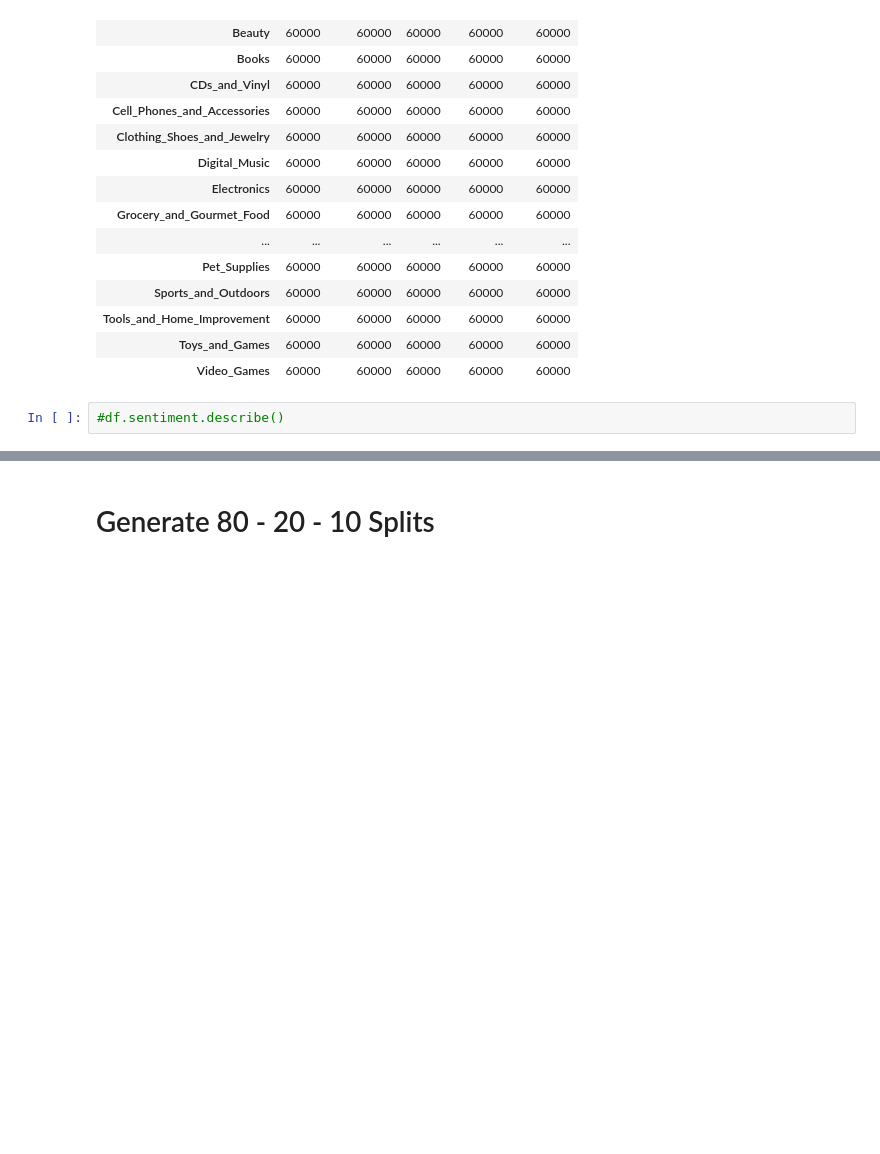
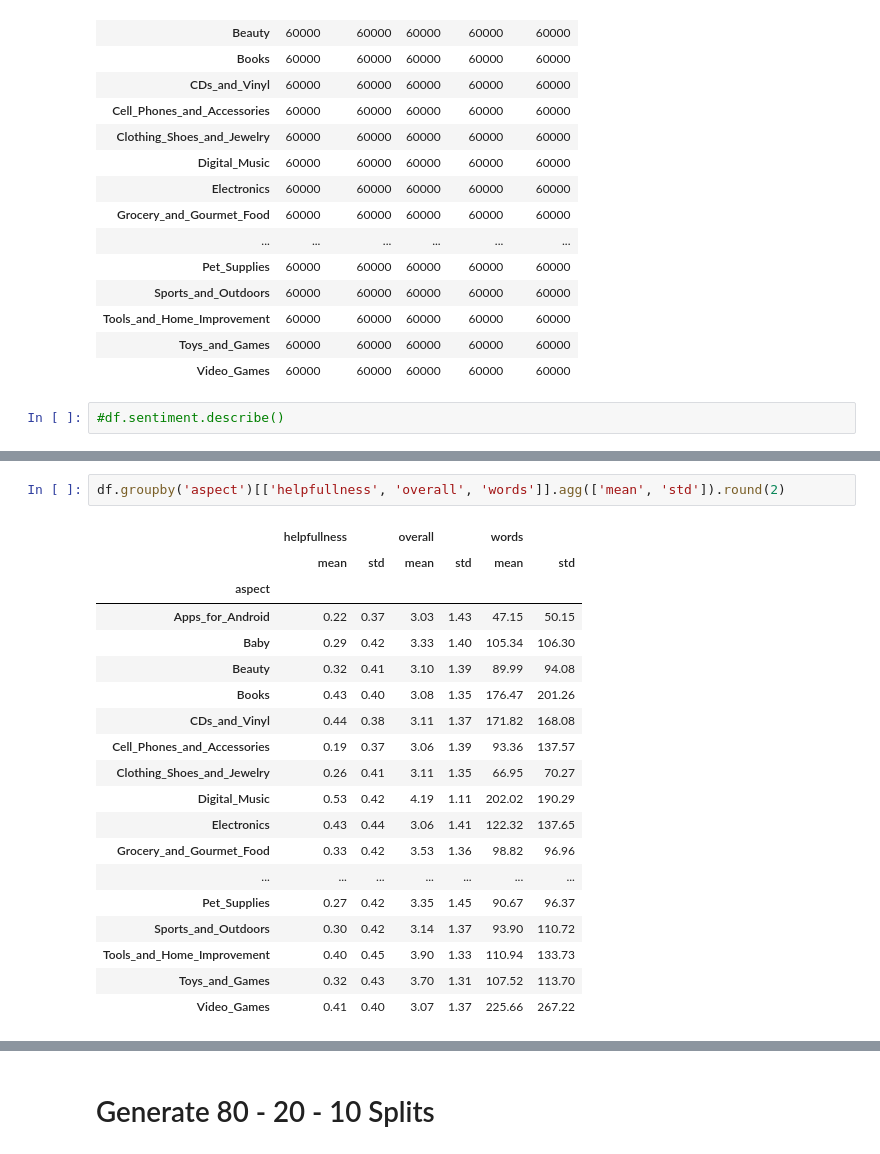
Before and after one commit to felixSchober/ABSA-Transformer, a Jupyter notebook: 14_AmazonReviewsPandas.ipynb, the cells around one changed output, grey strips where cells are left out. Cells and saved outputs as stored; diff of their text form; blank space fills up the shorter version.

```diff
--- a/14_AmazonReviewsPandas.ipynb
+++ b/14_AmazonReviewsPandas.ipynb
@@ -192,0 +292,22 @@ df.groupby('aspect').count()
+# %%
+df.groupby('aspect')[['helpfullness', 'overall', 'words']].agg(['mean', 'std']).round(2)
+# %% [output]
+|  | helpfullness |  | overall |  | words |  |
+|  | mean | std | mean | std | mean | std |
+| aspect |  |  |  |  |  |  |
+| Apps_for_Android | 0.22 | 0.37 | 3.03 | 1.43 | 47.15 | 50.15 |
+| Baby | 0.29 | 0.42 | 3.33 | 1.40 | 105.34 | 106.30 |
+| Beauty | 0.32 | 0.41 | 3.10 | 1.39 | 89.99 | 94.08 |
+| Books | 0.43 | 0.40 | 3.08 | 1.35 | 176.47 | 201.26 |
+| CDs_and_Vinyl | 0.44 | 0.38 | 3.11 | 1.37 | 171.82 | 168.08 |
+| Cell_Phones_and_Accessories | 0.19 | 0.37 | 3.06 | 1.39 | 93.36 | 137.57 |
+| Clothing_Shoes_and_Jewelry | 0.26 | 0.41 | 3.11 | 1.35 | 66.95 | 70.27 |
+| Digital_Music | 0.53 | 0.42 | 4.19 | 1.11 | 202.02 | 190.29 |
+| Electronics | 0.43 | 0.44 | 3.06 | 1.41 | 122.32 | 137.65 |
+| Grocery_and_Gourmet_Food | 0.33 | 0.42 | 3.53 | 1.36 | 98.82 | 96.96 |
+| ... | ... | ... | ... | ... | ... | ... |
+| Pet_Supplies | 0.27 | 0.42 | 3.35 | 1.45 | 90.67 | 96.37 |
+| Sports_and_Outdoors | 0.30 | 0.42 | 3.14 | 1.37 | 93.90 | 110.72 |
+| Tools_and_Home_Improvement | 0.40 | 0.45 | 3.90 | 1.33 | 110.94 | 133.73 |
+| Toys_and_Games | 0.32 | 0.43 | 3.70 | 1.31 | 107.52 | 113.70 |
+| Video_Games | 0.41 | 0.40 | 3.07 | 1.37 | 225.66 | 267.22 |
```
Also changed, not shown: parts of 16 cells of this notebook, 19 other files.
